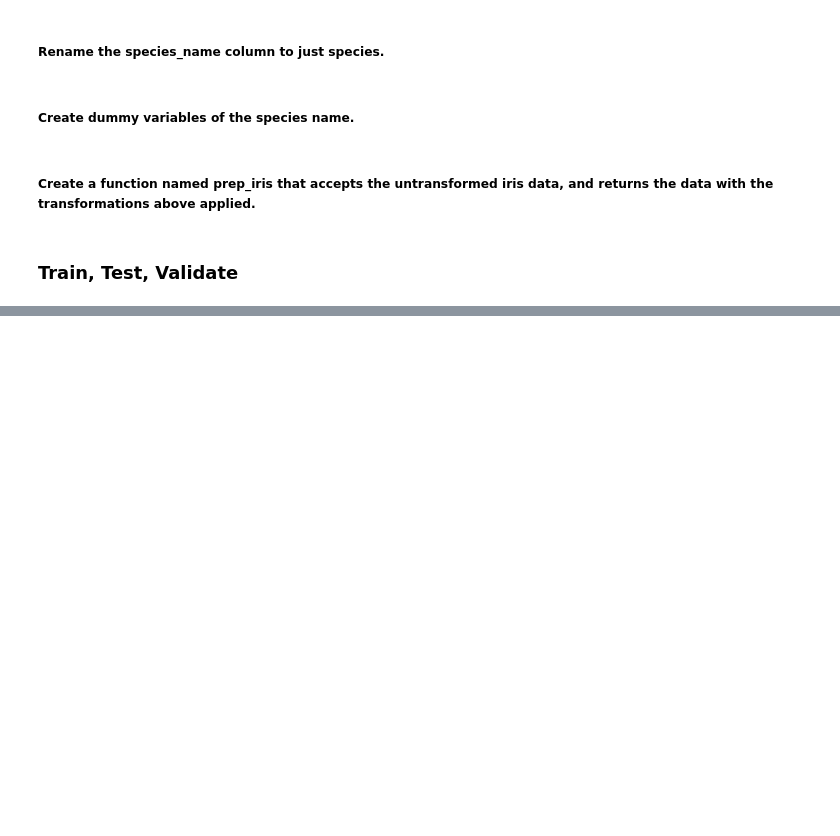
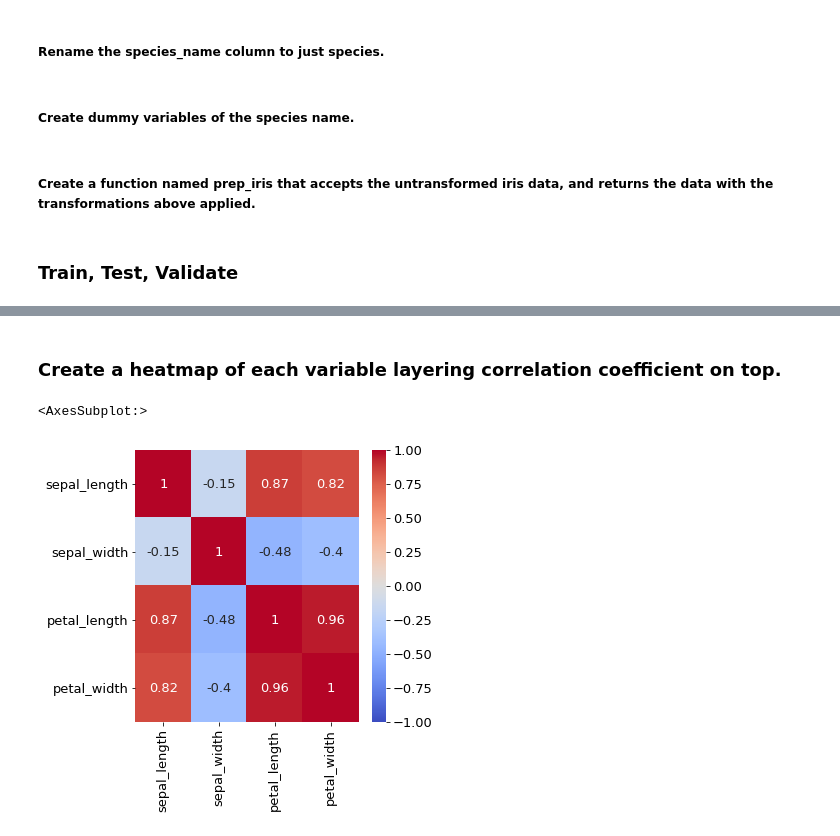
Before and after one commit to DBerchelmann/classification-exercises, a Jupyter notebook: classification_exercises.ipynb, the cells around one changed output, grey strips where cells are left out. Drawn from its saved outputs; the diff is of its cells as text; code cells hidden in the pictures; blank space fills up the shorter version.

```diff
--- a/classification_exercises.ipynb
+++ b/classification_exercises.ipynb
@@ -305,0 +443,8 @@ def prep_iris_data():
+# %% [markdown]
+### Create a heatmap of each variable layering correlation coefficient on top.
+# %%
+plt.figure(figsize=(5,5))
+sns.heatmap(train.corr(), vmin=-1, cmap='coolwarm', annot=True)
+# %% [output]
+<AxesSubplot:>
+[figure, added]
```
Also changed, not shown: parts of 27 cells of this notebook.
